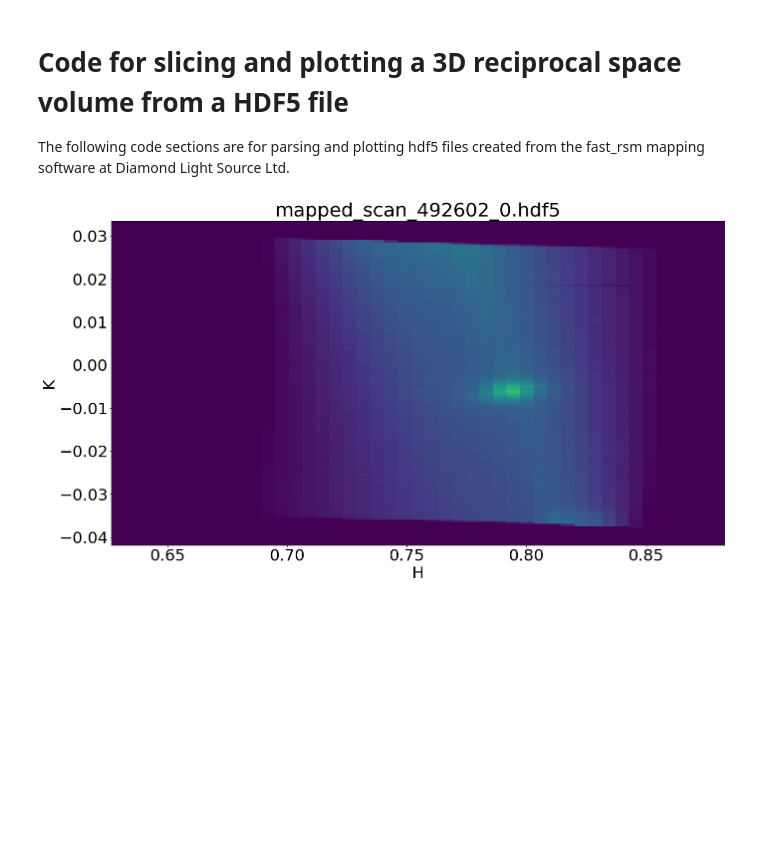
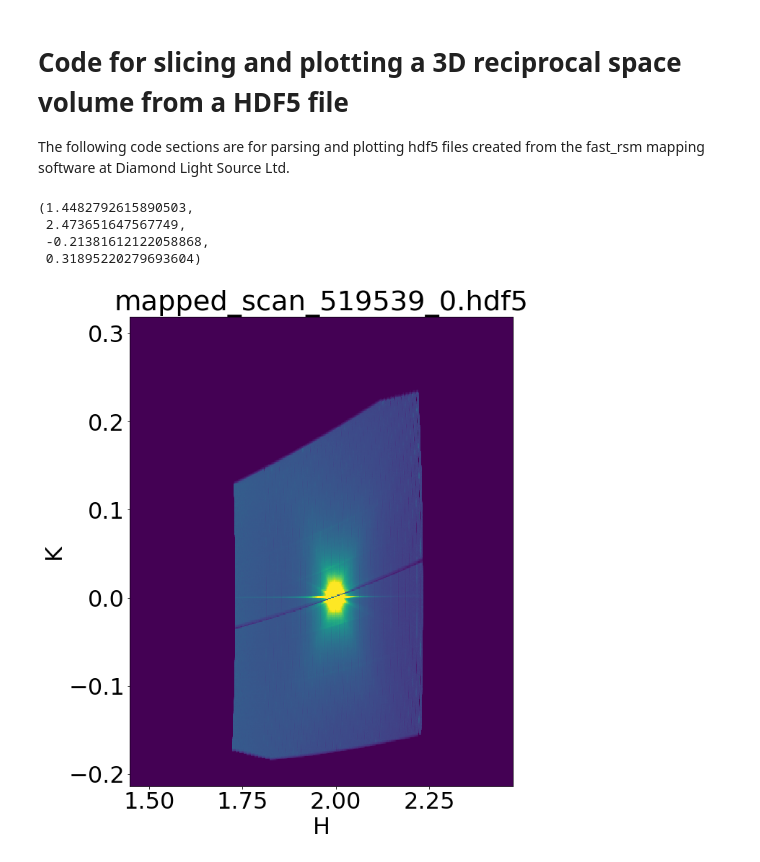
Before and after one commit to P-Mousley/sxrd-guides, a Jupyter notebook: docs/hdf5_volume_slicer.ipynb, the cells around one changed output. Saved outputs shown, nothing was run; the diff lists cells and outputs as text; code cells hidden in the pictures; blank space fills up the shorter version.

Commit message:
do transpose of image to match plotting axis shown in binoviewer

```diff
--- a/docs/hdf5_volume_slicer.ipynb
+++ b/docs/hdf5_volume_slicer.ipynb
@@ -10,9 +10,12 @@ import h5py
 # %%
 %matplotlib inline
 #load in file, set file path here
-filepath='/dls/science/groups/das/ExampleData/i07/fast_rsm_example_data/testing_2025-08-05/mapped_scan_492602_0.hdf5'
+filepath='/home/rpy65944/mapped_scan_519539_0.hdf5'
+#/dls/science/groups/das/ExampleData/i07/fast_rsm_example_data/testing_2025-08-05/mapped_scan_492602_0.hdf5'
 data3d=h5py.File(f"{filepath}",'r')
 
+
+#extracts out limits of HKL volume from hdf5 file
 [Hlimits,Klimits,Llimits]= [[data3d['binoculars']['axes'][val][1],data3d['binoculars']['axes'][val][2],data3d['binoculars']['axes'][val][3]] for val in ['h','k','l']]
 
 #set the slicing ranges you want to use for plotting - set range to ['all','all'] to display all data, or [start,stop] to display a select section
@@ -20,7 +23,15 @@ Hranges=['all','all']#[0,0.8]#
 Kranges=['all','all']
 Lranges=['all','all']#[1,1.75]
 
+
+
 def get_slice_indices(limits,ranges):
+    '''
+    function to calculate the required indices to slice volume for a set HKL range
+    returns
+        outindices - upper and lower indices for H,K,L axis shape (3,2)
+        plotranges - upper and lower values for range of cropped data shape (3,2)
+    '''
     outindices=np.zeros(np.shape(ranges),dtype=int)
     plotranges=np.zeros(np.shape(ranges),dtype=np.float32)
     for i in np.arange(len(limits)):
@@ -34,34 +45,43 @@ def get_slice_indices(limits,ranges):
             plotranges[0][1]=np.min([plotranges[0][1],limits[0][1]])
 
     return outindices,plotranges
 
 
 [rH,rK,rL],plotranges=get_slice_indices([Hlimits,Klimits,Llimits],[Hranges,Kranges,Lranges])
 
+#crop data and calculated sums on the three axes
 cropped_data=data3d['binoculars']['counts'][rH[0]:rH[1],rK[0]:rK[1],rL[0]:rL[1]]
 sumim_hk=np.sum(cropped_data,axis=2)
 sumim_hl=np.sum(cropped_data,axis=1)
 sumim_kl=np.sum(cropped_data,axis=0)
 
 plotdetails={'HK':[sumim_hk,plotranges[0][0],plotranges[0][1],plotranges[1][0],plotranges[1][1]],\
              'HL':[sumim_hl,plotranges[0][0],plotranges[0][1],plotranges[2][0],plotranges[2][1]],\
              'KL':[sumim_kl,plotranges[1][0],plotranges[1][1],plotranges[2][0],plotranges[2][1]],\
                 }
 
 selected_slice='HK'
-plotimage=plotdetails[selected_slice][0]
+
+#needs to be transpose, as first axis is plotted along the vertical Y direction by default.
+plotimage=np.transpose(plotdetails[selected_slice][0])
 plt.rcParams.update({'font.size': 32})
 #set maximum value for colour bar
 maxvalue=plotimage.mean()*10
 
-slicefig,plotax1 = plt.subplots(1,1,figsize=(20,10))
+slicefig,plotax1 = plt.subplots(1,1,figsize=(10,10))
 
 plotax1.imshow(plotimage, cmap='viridis', interpolation='nearest', origin='lower',vmax=maxvalue,extent=plotdetails[selected_slice][1:])
 plotax1.set_xlabel(selected_slice[0])
 plotax1.set_ylabel(selected_slice[1])
 plt.tight_layout()
 plt.title(filepath.split('/')[-1])
 plt.axis('auto')
-plt.savefig("testplot.png")
+
+#optional line to saving figure
+# plt.savefig("testplot.png")
 # %% [output]
+(1.4482792615890503,
+ 2.473651647567749,
+ -0.21381612122058868,
+ 0.31895220279693604)
-[figure, old version]
+[figure, new version]
```
Also changed, not shown: parts of 2 cells of this notebook.
